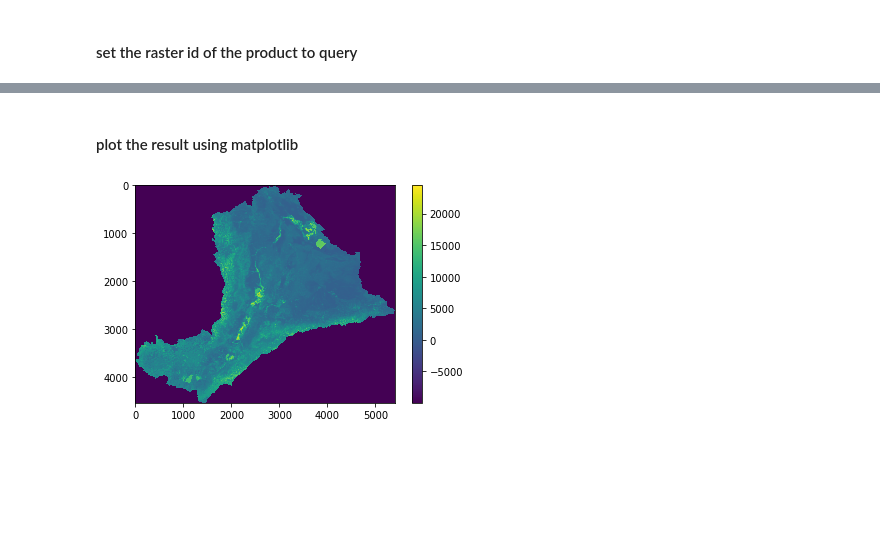
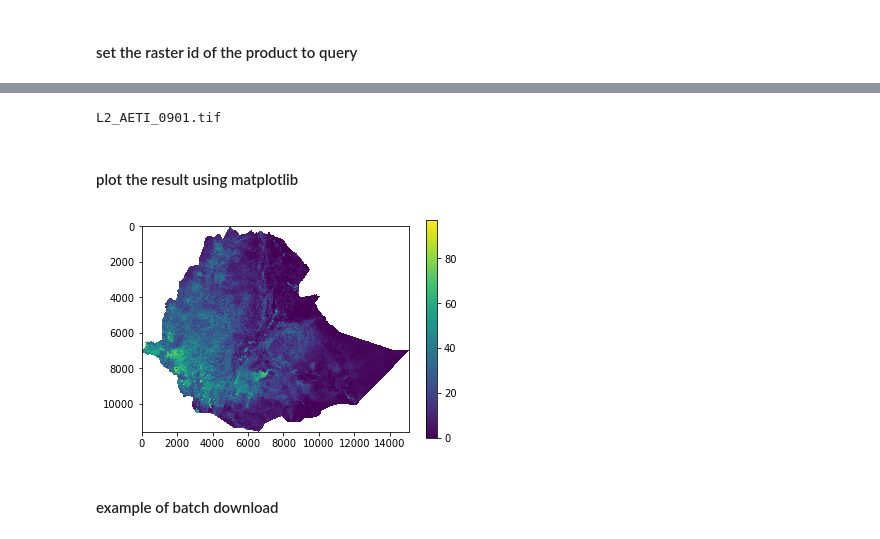
Before and after one commit to HKV-products-services/hkvwaporpy, a Jupyter notebook: notebook/example usage hkvwaporpy.ipynb, the cells around one changed output, grey strips where cells are left out. Cells and saved outputs as stored; diff of their text form; code cells hidden in the pictures; blank space fills up the shorter version.

```diff
--- a/notebook/example usage hkvwaporpy.ipynb
+++ b/notebook/example usage hkvwaporpy.ipynb
@@ -137,0 +158,4 @@ BASIN 7010 Awash
+# %%
+ds_code='L2_AETI_D'
+cube_info=hkv.read_wapor.get_info_cube(cube_code=ds_code)
+cube_info
@@ -137,0 +177,6 @@ BASIN 7010 Awash
+# %%
+df_avail = hkv.read_wapor.get_data_availability(
+    cube_info=cube_info,
+    time_range='[2008-01-01, 2018-12-31]'
+)
+df_avail.head()
@@ -138,7 +192,8 @@ BASIN 7010 Awash
 # %% [markdown]
 #### set the raster id of the product to query
 # %%
-cube_period = df_avail.iloc[0]
+i=0
+cube_period = df_avail.iloc[i]
 raster_id = cube_period['raster_id']
 print(raster_id)
 # %% [output]
@@ -197,8 +217,26 @@ Band 1 Block=256x256 Type=Int32, ColorInterp=Gray
+# %%
+filename='{}.tif'.format(raster_id)
+
+#download raster file
+resp = requests.get(cov_object['download_url'])
+open(filename,'wb').write(resp.content)
+print(filename)
+# %% [output]
+L2_AETI_0901.tif
 # %% [markdown]
 #### plot the result using matplotlib
-# %%
-im = plt.imshow(dataset.ReadAsArray())
-plt.colorbar(im)
-plt.show()
-# %% [output]
-[figure, removed]
+# %%
+dataset = gdal.Open(filename)
+band = dataset.GetRasterBand(1)
+NDV=band.GetNoDataValue()
+# Open as array
+array=dataset.ReadAsArray()
+array = np.ma.masked_equal(array, NDV)
+
+im = plt.imshow(array)
+plt.colorbar(im)
+plt.show()
+# %% [output]
+[figure, added]
+# %% [markdown]
+#### example of batch download
```
Also changed, not shown: parts of 26 cells of this notebook, 7 other files.
